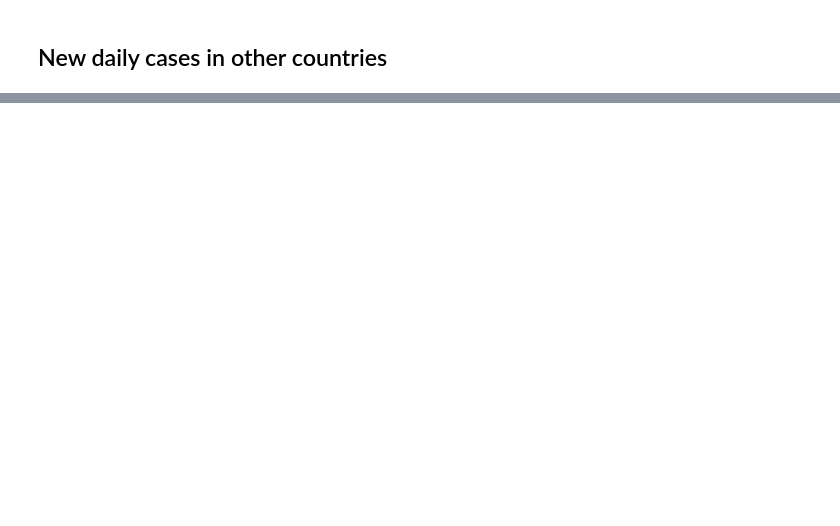
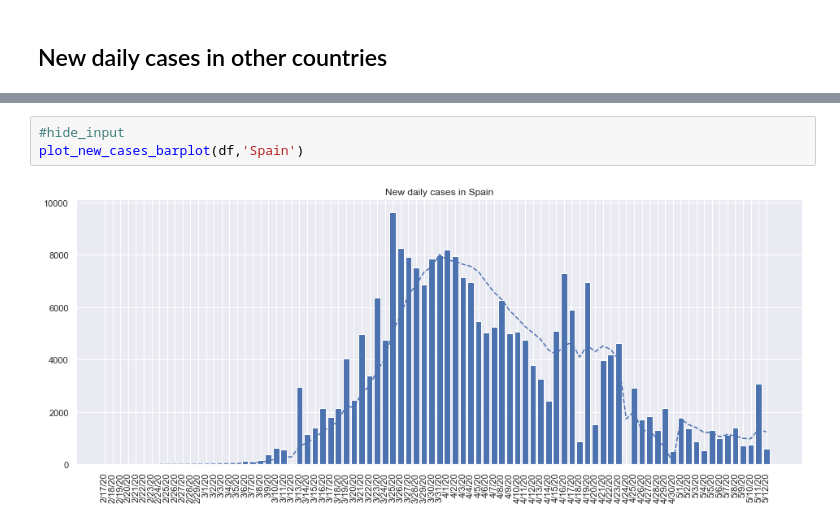
Before and after one commit to IvonaTau/covid19, a Jupyter notebook: _notebooks/2020-03-29-poland.ipynb, the cells around one changed output, grey strips where cells are left out. Saved outputs shown, nothing was run; the diff lists cells and outputs as text; blank space fills up the shorter version.

```diff
--- a/_notebooks/2020-03-29-poland.ipynb
+++ b/_notebooks/2020-03-29-poland.ipynb
@@ -146,3 +127,8 @@ plot_new_cases_barplot(df,'Italy')
+# %%
+#hide_input
+plot_new_cases_barplot(df,'Spain')
+# %% [output]
+[figure, added]
 # %%
 #hide_input
 plot_new_cases_barplot(df, 'US', cutoff=35)
```
Also changed, not shown: parts of 12 cells of this notebook, 1 other file.
